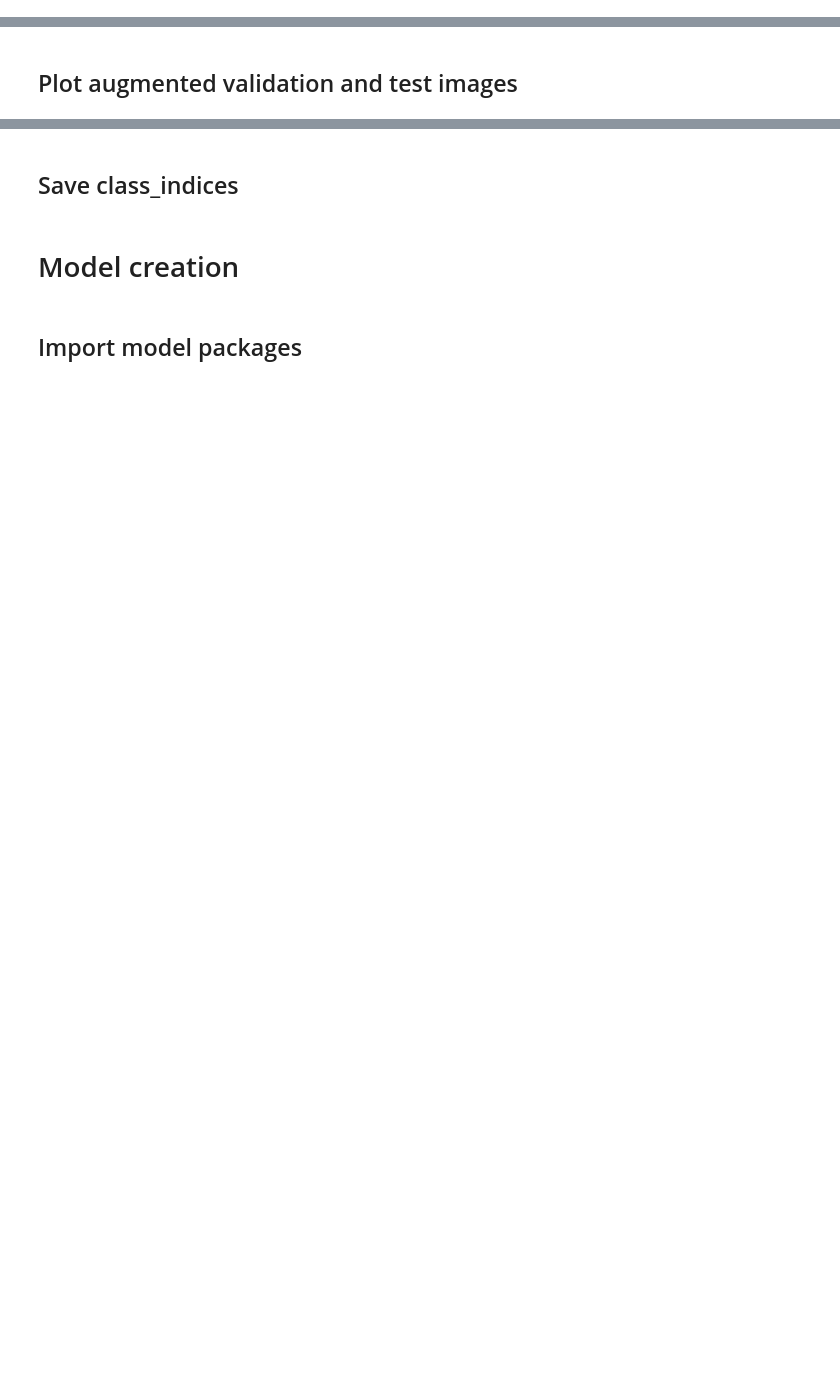
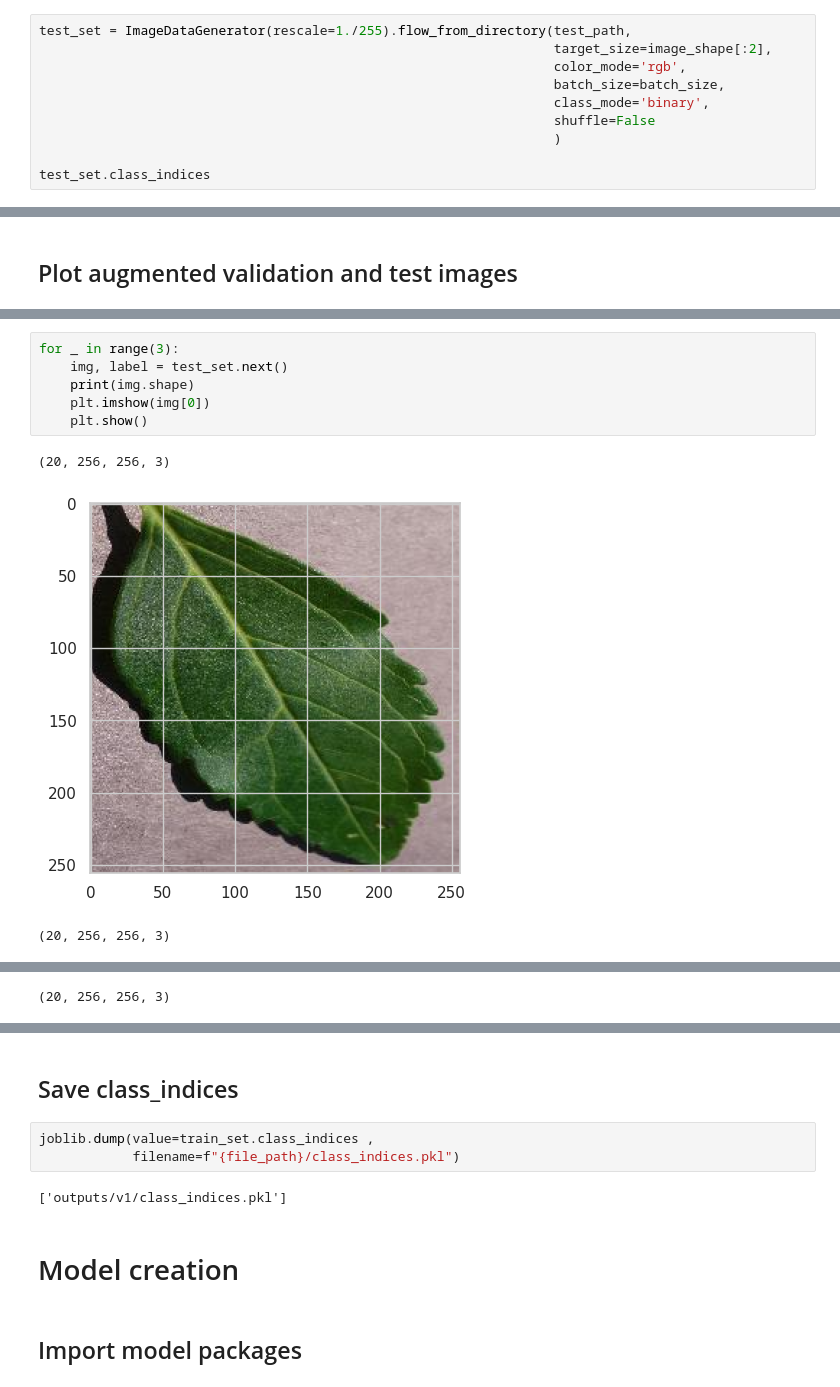
Before and after one commit to Poes93/mildew-detector, a Jupyter notebook: jupyter_notebooks/03 - ModellingEvaluating.ipynb, the cells around one changed output, grey strips where cells are left out. Saved outputs shown, nothing was run; the diff lists cells and outputs as text; blank space fills up the shorter version.

```diff
--- a/jupyter_notebooks/03 - ModellingEvaluating.ipynb
+++ b/jupyter_notebooks/03 - ModellingEvaluating.ipynb
@@ -164,2 +207,12 @@ plt.savefig(f'{file_path}/labels_pie.png', bbox_inches='tight', dpi=150)
 # %% [markdown]
 ## Augment test image dataset
+# %%
+test_set = ImageDataGenerator(rescale=1./255).flow_from_directory(test_path,
+                                                                  target_size=image_shape[:2],
+                                                                  color_mode='rgb',
+                                                                  batch_size=batch_size,
+                                                                  class_mode='binary',
+                                                                  shuffle=False
+                                                                  )
+
+test_set.class_indices
@@ -169,0 +252,10 @@ plt.savefig(f'{file_path}/labels_pie.png', bbox_inches='tight', dpi=150)
+# %%
+for _ in range(3):
+    img, label = test_set.next()
+    print(img.shape)
+    plt.imshow(img[0])
+    plt.show()
+# %% [output]
+(20, 256, 256, 3)
+[figure, added]
+(20, 256, 256, 3)
@@ -169,0 +263 @@ plt.savefig(f'{file_path}/labels_pie.png', bbox_inches='tight', dpi=150)
+(20, 256, 256, 3)
@@ -170,5 +265,10 @@ plt.savefig(f'{file_path}/labels_pie.png', bbox_inches='tight', dpi=150)
 # %% [markdown]
 ## Save class_indices
+# %%
+joblib.dump(value=train_set.class_indices ,
+            filename=f"{file_path}/class_indices.pkl")
+# %% [output]
+['outputs/v1/class_indices.pkl']
 # %% [markdown]
 # Model creation
 # %% [markdown]
```
Also changed, not shown: parts of 13 cells of this notebook, 1 other file.
